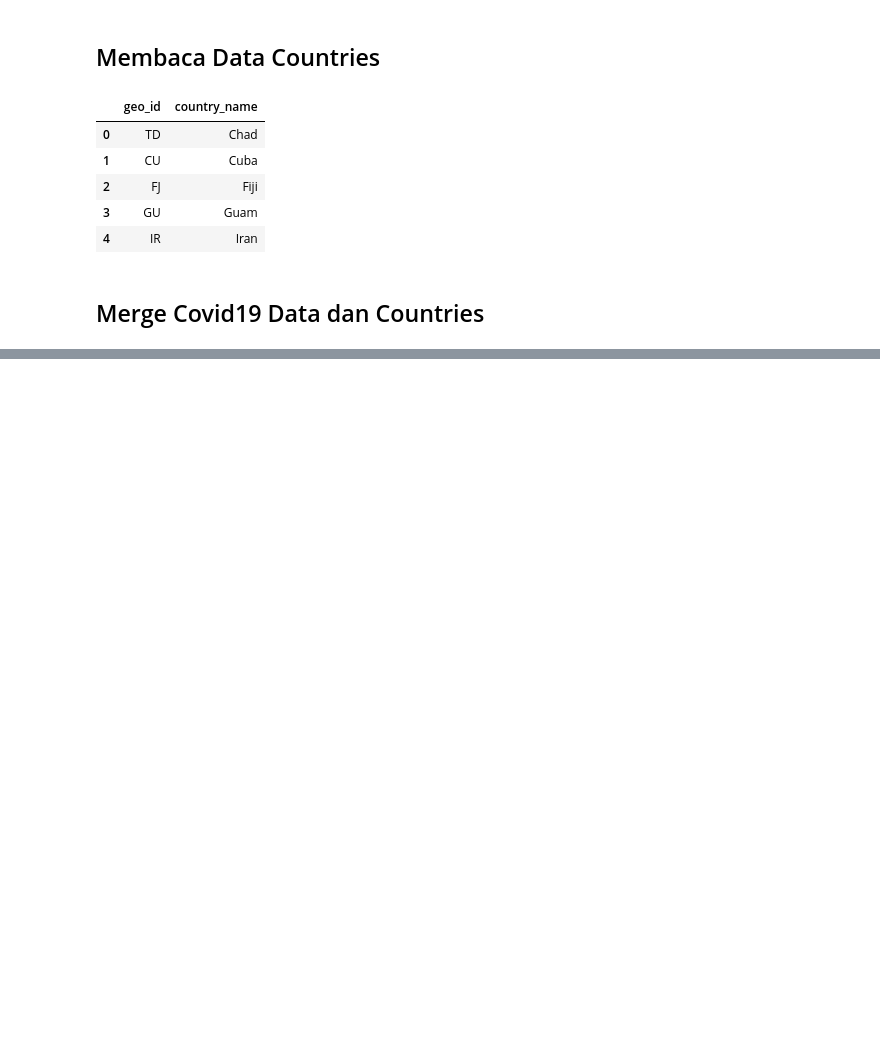
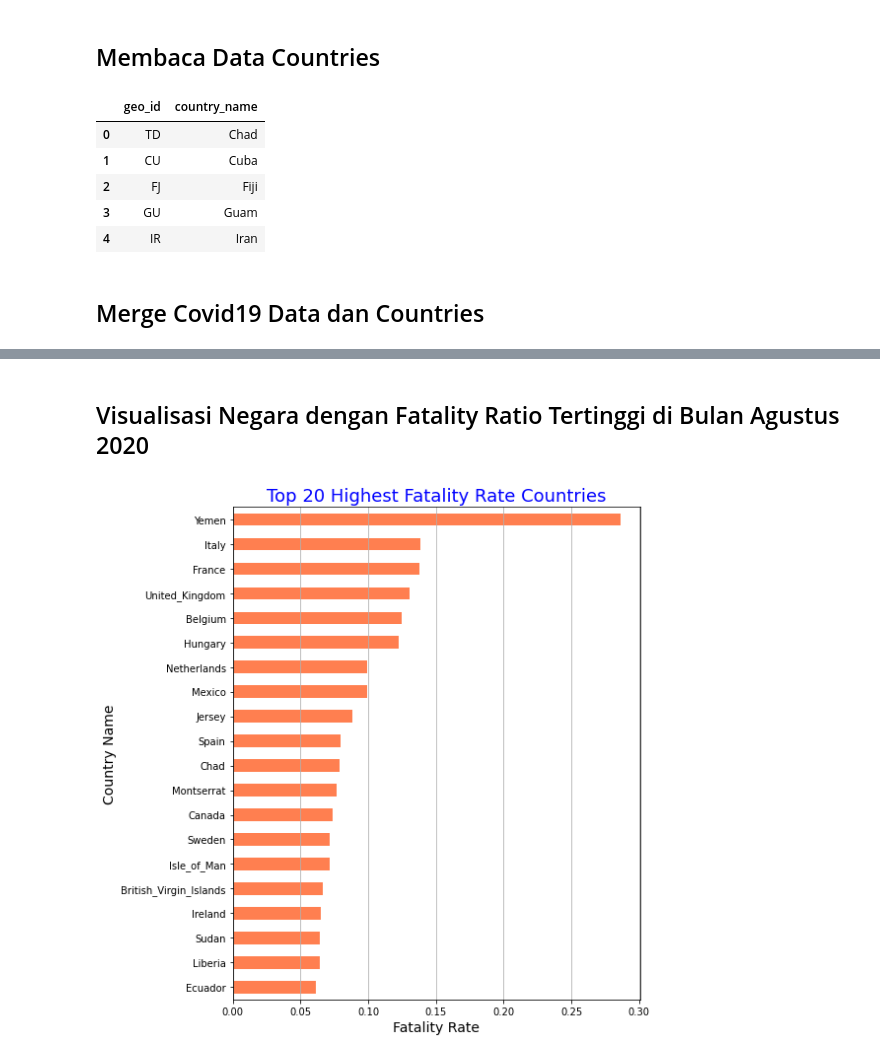
Before and after one commit to UsepSyaikalArifin/Application-File-PT-Bukit-Makmur-Mandiri-Utama-BUMA-, a Jupyter notebook: Kelas Penerapan di Industri/Data Science Project - Analisis Data COVID19 di Dunia & ASEAN/Jupyter Notebook/main.ipynb, the cells around one changed output, grey strips where cells are left out. Cells and saved outputs as stored; diff of their text form; code cells hidden in the pictures; blank space fills up the shorter version.

Commit message:
Visualisasi Negara dengan Fatality Ratio Tertinggi di Bulan Agustus 2020

```diff
--- a/Kelas Penerapan di Industri/Data Science Project - Analisis Data COVID19 di Dunia & ASEAN/Jupyter Notebook/main.ipynb
+++ b/Kelas Penerapan di Industri/Data Science Project - Analisis Data COVID19 di Dunia & ASEAN/Jupyter Notebook/main.ipynb
@@ -121,0 +320,38 @@ df_covid_denormalized = (df_covid_worlwide.reset_index().merge(df_countries, how
+# %% [markdown]
+## Visualisasi Negara dengan Fatality Ratio Tertinggi di Bulan Agustus 2020
+# %%
+import numpy as np
+import pandas as pd
+import matplotlib.pyplot as plt
+
+df_covid_worlwide = pd.read_csv(r"D:\Usep Syaikal Arifin\Computer Programming\Application File\Application File PT Bukit Makmur Mandiri Utama (BUMA)\Kelas Penerapan di Industri\Data Science Project - Analisis Data COVID19 di Dunia & ASEAN\File Dokumentasi\FIle CSV\covid19_worldwide_2020.csv")
+df_covid_worlwide = df_covid_worlwide.set_index("date").sort_index()
+
+df_countries = pd.read_csv(r"D:\Usep Syaikal Arifin\Computer Programming\Application File\Application File PT Bukit Makmur Mandiri Utama (BUMA)\Kelas Penerapan di Industri\Data Science Project - Analisis Data COVID19 di Dunia & ASEAN\File Dokumentasi\FIle CSV\country_details.csv")
+
+# display(df_covid_worlwide.head())
+# display(df_countries.head())
+
+
+df_covid_denormalized = (df_covid_worlwide.reset_index().merge(df_countries, how="inner", on="geo_id")).set_index("date").sort_index()
+
+df_covid_denormalized["fatality_ratio"] = (df_covid_denormalized["deaths"]/df_covid_denormalized["confirmed_cases"])
+
+# display(df_covid_denormalized.head())
+df_covid_denormalized_august = df_covid_denormalized.loc["2020-08-01" : "2020-08-31"].groupby("country_name").sum()
+# display(df_covid_denormalized_august.head(10))
+df_covid_denormalized_august["fatality_ratio"] = df_covid_denormalized_august["deaths"]/df_covid_denormalized_august["confirmed_cases"]
+# display(df_covid_denormalized_august.head(10))
+df_top_20_fatality_rate_on_august = df_covid_denormalized_august.sort_values("fatality_ratio", ascending=False).head(20)
+# display(df_top_20_fatality_rate_on_august)
+
+plt.figure(figsize=(8,8))
+df_top_20_fatality_rate_on_august["fatality_ratio"].sort_values().plot(kind="barh", color="coral")
+plt.title("Top 20 Highest Fatality Rate Countries", fontsize=18, color="b")
+plt.xlabel("Fatality Rate", fontsize=14)
+plt.ylabel("Country Name", fontsize=14)
+plt.grid(axis="x")
+plt.tight_layout()
+plt.show()
+# %% [output]
+[figure, added]
```
Also changed, not shown: parts of 7 cells of this notebook.
